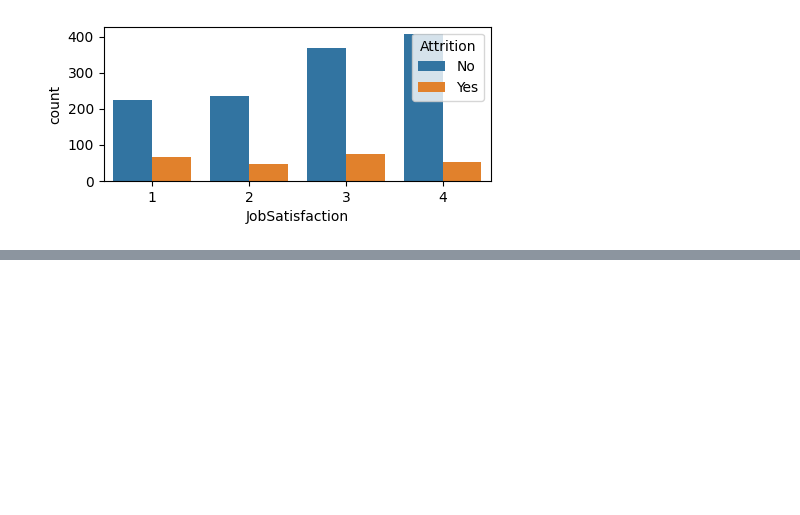
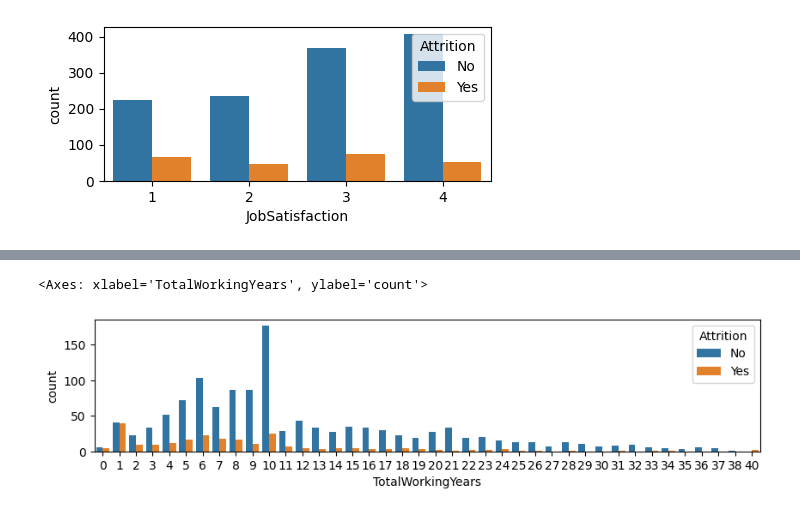
Before and after one commit to shilpashreshta/Data_Science_projects, a Jupyter notebook: Employee_Attrition_V1.ipynb, the cells around one changed output, grey strips where cells are left out. Saved outputs shown, nothing was run; the diff lists cells and outputs as text; code cells hidden in the pictures; blank space fills up the shorter version.

```diff
--- a/Employee_Attrition_V1.ipynb
+++ b/Employee_Attrition_V1.ipynb
@@ -111,0 +136,8 @@ Index(['Age', 'Attrition', 'BusinessTravel', 'DailyRate', 'Department',
+# %%
+# relation of TotalWorkingYears with Attrition
+
+plt.figure(figsize=(10,2))
+sns.countplot(x='TotalWorkingYears',hue='Attrition',data=df1)
+# %% [output]
+<Axes: xlabel='TotalWorkingYears', ylabel='count'>
+[figure, added]
```
Also changed, not shown: parts of 14 cells of this notebook.
